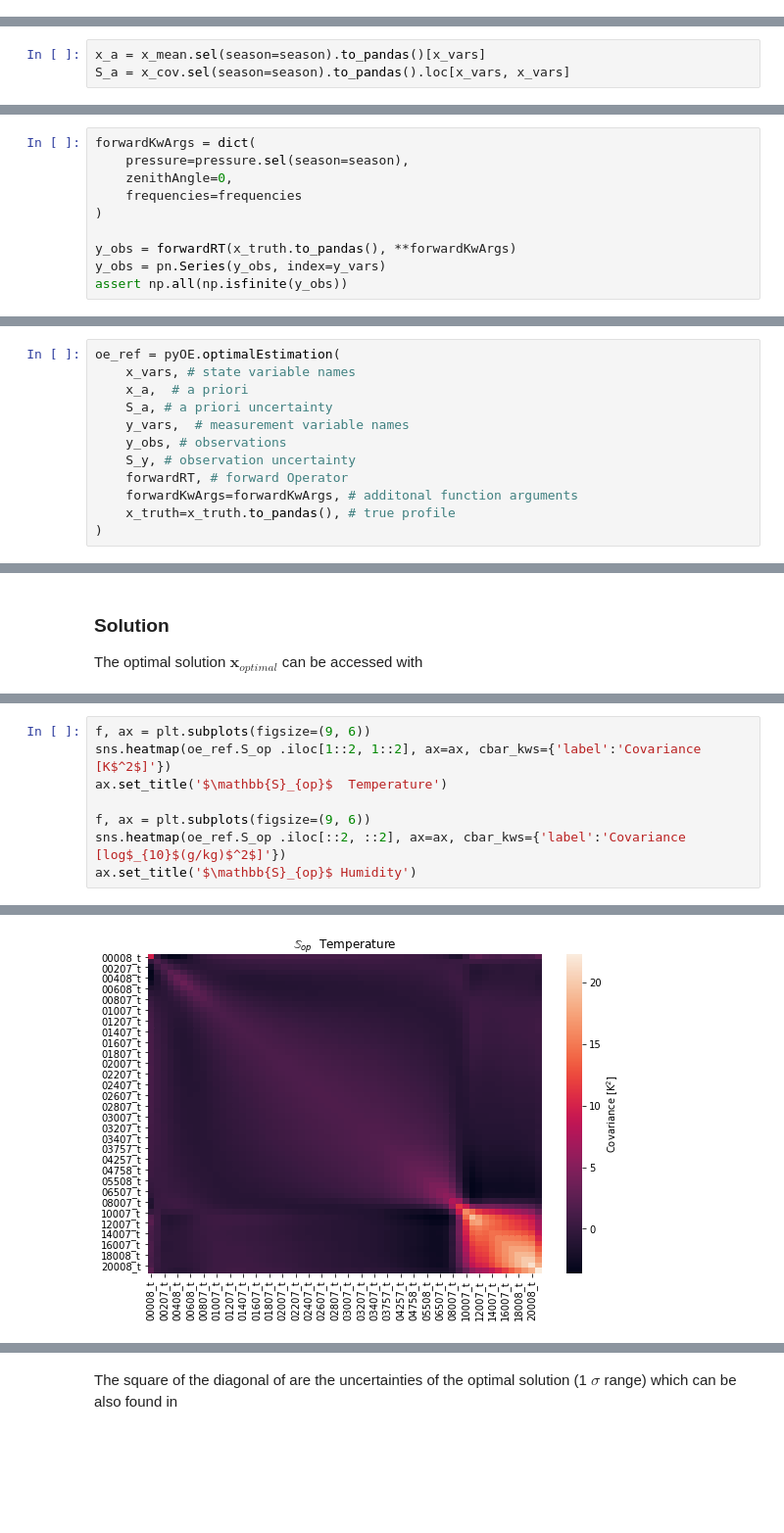
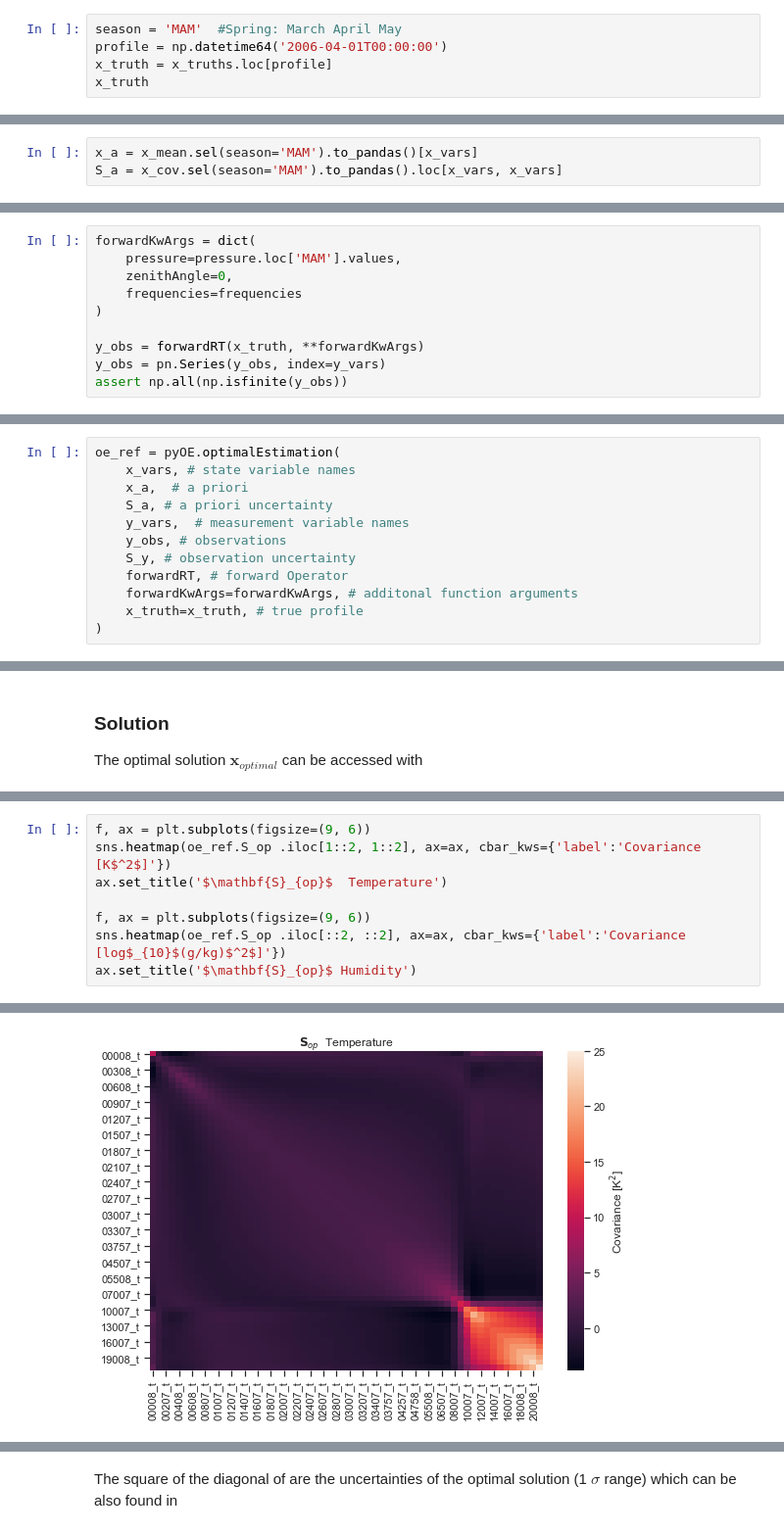
Before and after one commit to maahn/pyOptimalEstimation_examples, a Jupyter notebook: Supplement A - MWR retrieval.ipynb, the cells around one changed output, grey strips where cells are left out. Shown at 98% size. Cells and saved outputs as stored; diff of their text form; blank space fills up the shorter version.

```diff
--- a/Supplement A - MWR retrieval.ipynb
+++ b/Supplement A - MWR retrieval.ipynb
@@ -161,0 +350,5 @@ x_vars:
+# %%
+season = 'MAM'  #Spring: March April May
+profile = np.datetime64('2006-04-01T00:00:00')
+x_truth = x_truths.loc[profile]
+x_truth
@@ -198,5 +403,5 @@ Text(0.5, 1.0, 'Measurement uncertainty $\\mathbf{S}_{y}$')
 # %% [markdown]
 The prior **S**$_a$ is obtained from the mean and covariance matrix provided in the netCDF file loaded above.
 # %%
-x_a = x_mean.sel(season=season).to_pandas()[x_vars]
-S_a = x_cov.sel(season=season).to_pandas().loc[x_vars, x_vars]
+x_a = x_mean.sel(season='MAM').to_pandas()[x_vars]
+S_a = x_cov.sel(season='MAM').to_pandas().loc[x_vars, x_vars]
@@ -240,12 +432,12 @@ except Exception as err:
 Based on the true profile, we create a synthetic observation. Auxiliary data which needs to be passed on to the `forwardRT` function is stored in the `forwardKwArgs` dictionary. The `**forwardKwArgs` passes all dictionary values of `forwardKwArgs` as named function arguments (see https://www.geeksforgeeks.org/args-kwargs-python/).
 # %%
 forwardKwArgs = dict(
-    pressure=pressure.sel(season=season),
+    pressure=pressure.loc['MAM'].values,
     zenithAngle=0,
     frequencies=frequencies
 )
 
-y_obs = forwardRT(x_truth.to_pandas(), **forwardKwArgs)
+y_obs = forwardRT(x_truth, **forwardKwArgs)
 y_obs = pn.Series(y_obs, index=y_vars)
 assert np.all(np.isfinite(y_obs))
 # %% [markdown]
@@ -280,7 +472,7 @@ oe_ref = pyOE.optimalEstimation(
     S_y, # observation uncertainty
     forwardRT, # forward Operator
     forwardKwArgs=forwardKwArgs, # additonal function arguments
-    x_truth=x_truth.to_pandas(), # true profile
+    x_truth=x_truth, # true profile
 )
 # %% [markdown]
 Note that $\mathbf{x}_{truth}$ is only added to the `pyOE` object for convenience, it is not used to find a solution.
@@ -414,9 +601,9 @@ and the according posterior correlation $\mathbb{S}_{optimal}$ is accesible as `
 # %%
 f, ax = plt.subplots(figsize=(9, 6))
 sns.heatmap(oe_ref.S_op .iloc[1::2, 1::2], ax=ax, cbar_kws={'label':'Covariance [K$^2$]'})
-ax.set_title('$\mathbb{S}_{op}$  Temperature')
+ax.set_title('$\mathbf{S}_{op}$  Temperature')
 
 f, ax = plt.subplots(figsize=(9, 6))
 sns.heatmap(oe_ref.S_op .iloc[::2, ::2], ax=ax, cbar_kws={'label':'Covariance [log$_{10}$(g/kg)$^2$]'})
-ax.set_title('$\mathbb{S}_{op}$ Humidity')
+ax.set_title('$\mathbf{S}_{op}$ Humidity')
 # %% [output]
@@ -424 +611 @@ Text(0.5, 1.0, '$\\mathbb{S}_{op}$ Humidity')
-[figure, old version]
+[figure, new version]
```
Also changed, not shown: parts of 108 cells of this notebook, 2 other files.
